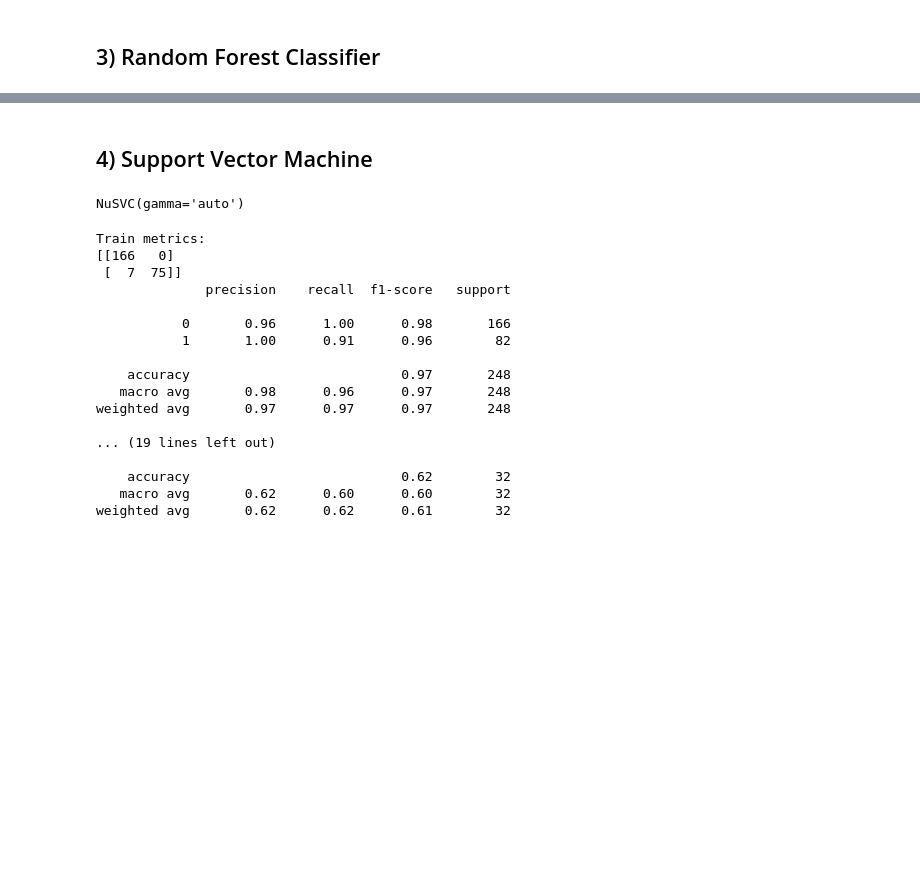
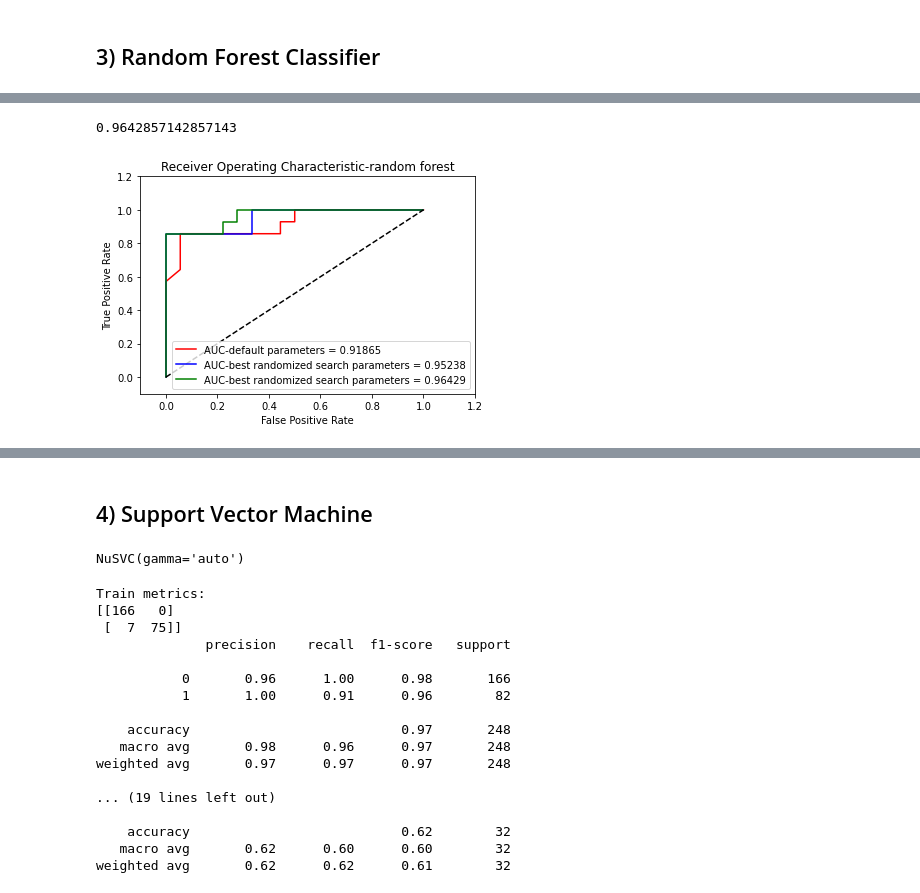
Before and after one commit to shunki-akiyama/HR-Analytics, a Jupyter notebook: HR Analytics.ipynb, the cells around one changed output, grey strips where cells are left out. Cells and saved outputs as stored; diff of their text form; code cells hidden in the pictures; blank space fills up the shorter version.

```diff
--- a/HR Analytics.ipynb
+++ b/HR Analytics.ipynb
@@ -1037,0 +1084,4 @@ weighted avg       0.86      0.81      0.80        32
+# %%
+ran_rnd_clf = RandomForestClassifier(bootstrap=False, max_depth=45, max_features='sqrt',
+                       min_samples_split=15, n_estimators=263, random_state=40)
+ran_rnd_clf.fit(final_X_train, final_y_train)
@@ -1037,0 +1119,7 @@ weighted avg       0.86      0.81      0.80        32
+# %%
+# roc2 for random search parameters
+probas2_ = ran_rnd_clf.predict_proba(final_X_test)
+
+false_positive_rate2, true_positive_rate2, thresholds = roc_curve(final_y_test,probas2_[:, 1])
+roc_auc2 = auc(false_positive_rate2, true_positive_rate2)
+roc_auc2
@@ -1037,0 +1128,4 @@ weighted avg       0.86      0.81      0.80        32
+# %%
+grid_rnd_clf = RandomForestClassifier(bootstrap=False, max_depth=12, min_samples_split=5,
+                       n_estimators=211, random_state=54)
+grid_rnd_clf.fit(final_X_train, final_y_train)
@@ -1037,0 +1163,31 @@ weighted avg       0.86      0.81      0.80        32
+# %%
+# roc3 for random search parameters
+probas3_ = grid_rnd_clf.predict_proba(final_X_test)
+
+false_positive_rate3, true_positive_rate3, thresholds = roc_curve(final_y_test,probas3_[:, 1])
+roc_auc3 = auc(false_positive_rate3, true_positive_rate3)
+roc_auc3
+# %% [output]
+0.9642857142857143
+# %%
+
+plt.title('Receiver Operating Characteristic-random forest')
+plt.plot(false_positive_rate1, true_positive_rate1, 'b', color='red',
+label='AUC-default parameters = %0.5f'% roc_auc1)
+
+plt.plot(false_positive_rate2, true_positive_rate2, 'r', color='blue',
+label='AUC-best randomized search parameters = %0.5f'% roc_auc2)
+
+plt.plot(false_positive_rate3, true_positive_rate3, 'g', color='green',
+label='AUC-best randomized search parameters = %0.5f'% roc_auc3)
+
+
+plt.legend(loc='lower right')
+plt.plot([0,1],[0,1],'k--')
+plt.xlim([-0.1,1.2])
+plt.ylim([-0.1,1.2])
+plt.ylabel('True Positive Rate')
+plt.xlabel('False Positive Rate')
+plt.show()
+# %% [output]
+[figure, added]
```
Also changed, not shown: parts of 50 cells of this notebook.
